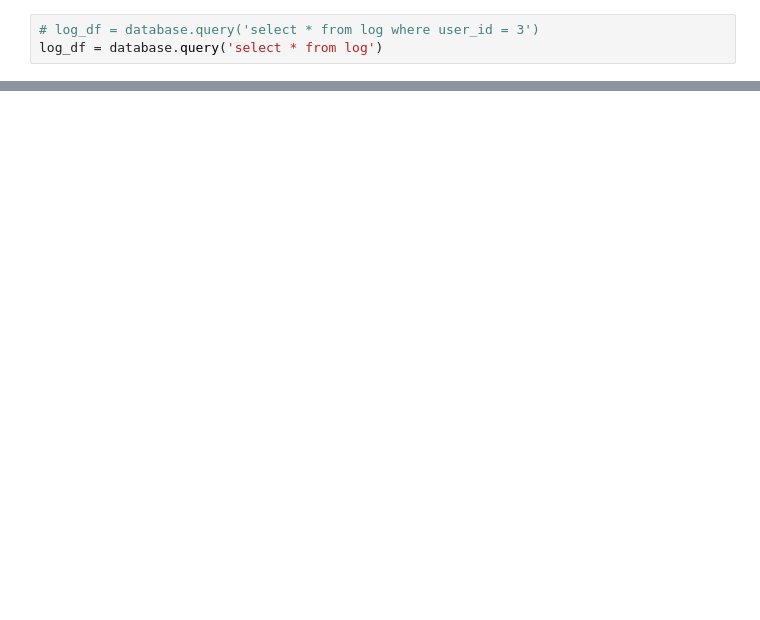
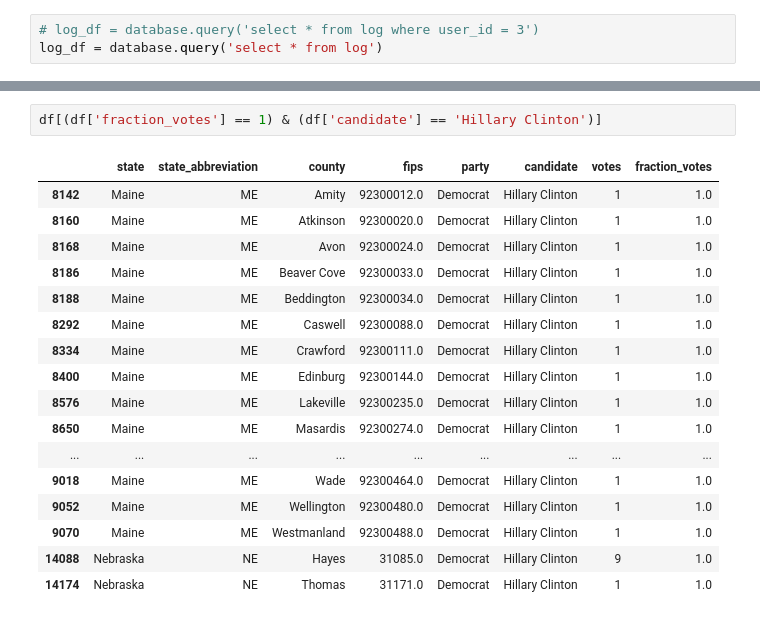
Before and after one commit to AndersonANascimento/udemy, a Jupyter notebook: Seção 6 - Pandas.ipynb, the cells around one changed output, grey strips where cells are left out. Drawn from its saved outputs; the diff is of its cells as text; blank space fills up the shorter version.

```diff
--- a/Seção 6 - Pandas.ipynb
+++ b/Seção 6 - Pandas.ipynb
@@ -392,0 +929,20 @@ log_df
+# %%
+df[(df['fraction_votes'] == 1) & (df['candidate'] == 'Hillary Clinton')]
+# %% [output]
+|  | state | state_abbreviation | county | fips | party | candidate | votes | fraction_votes |
+| 8142 | Maine | ME | Amity | 92300012.0 | Democrat | Hillary Clinton | 1 | 1.0 |
+| 8160 | Maine | ME | Atkinson | 92300020.0 | Democrat | Hillary Clinton | 1 | 1.0 |
+| 8168 | Maine | ME | Avon | 92300024.0 | Democrat | Hillary Clinton | 1 | 1.0 |
+| 8186 | Maine | ME | Beaver Cove | 92300033.0 | Democrat | Hillary Clinton | 1 | 1.0 |
+| 8188 | Maine | ME | Beddington | 92300034.0 | Democrat | Hillary Clinton | 1 | 1.0 |
+| 8292 | Maine | ME | Caswell | 92300088.0 | Democrat | Hillary Clinton | 1 | 1.0 |
+| 8334 | Maine | ME | Crawford | 92300111.0 | Democrat | Hillary Clinton | 1 | 1.0 |
+| 8400 | Maine | ME | Edinburg | 92300144.0 | Democrat | Hillary Clinton | 1 | 1.0 |
+| 8576 | Maine | ME | Lakeville | 92300235.0 | Democrat | Hillary Clinton | 1 | 1.0 |
+| 8650 | Maine | ME | Masardis | 92300274.0 | Democrat | Hillary Clinton | 1 | 1.0 |
+| ... | ... | ... | ... | ... | ... | ... | ... | ... |
+| 9018 | Maine | ME | Wade | 92300464.0 | Democrat | Hillary Clinton | 1 | 1.0 |
+| 9052 | Maine | ME | Wellington | 92300480.0 | Democrat | Hillary Clinton | 1 | 1.0 |
+| 9070 | Maine | ME | Westmanland | 92300488.0 | Democrat | Hillary Clinton | 1 | 1.0 |
+| 14088 | Nebraska | NE | Hayes | 31085.0 | Democrat | Hillary Clinton | 9 | 1.0 |
+| 14174 | Nebraska | NE | Thomas | 31171.0 | Democrat | Hillary Clinton | 1 | 1.0 |
```
Also changed, not shown: parts of 95 cells of this notebook, 3 other files.
